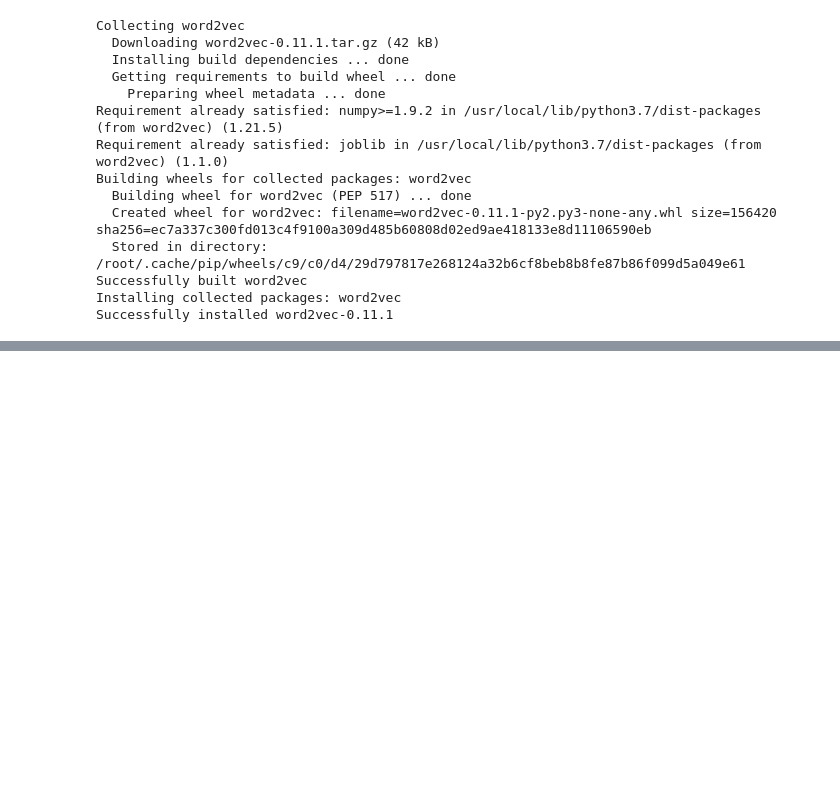
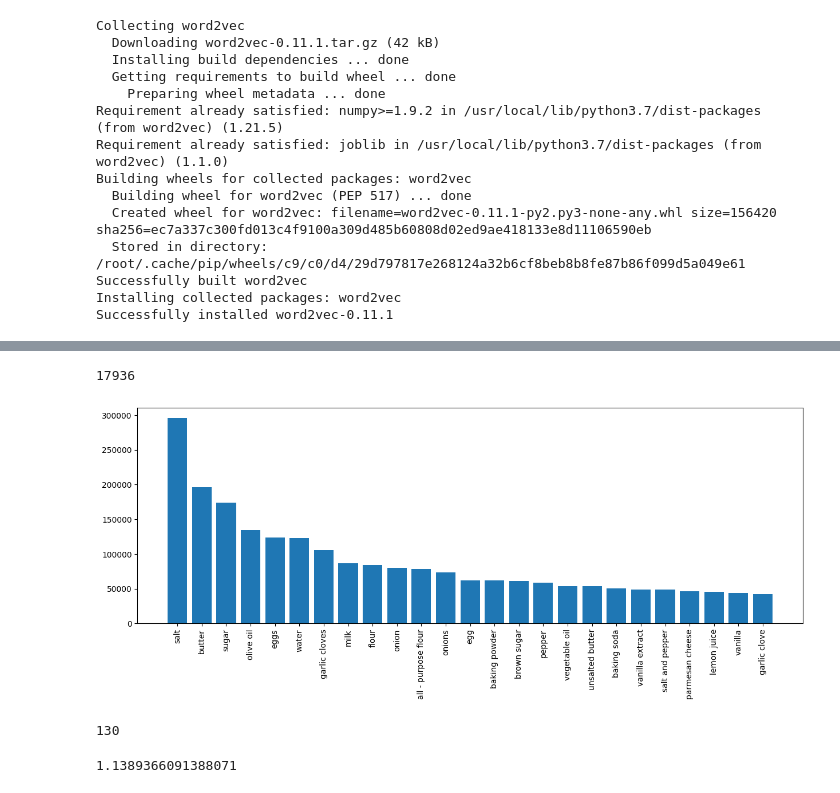
Before and after one commit to mscholl96/mad-recime, a Jupyter notebook: network/CVAE/dataPreparation.ipynb, the cells around one changed output, grey strips where cells are left out. Saved outputs shown, nothing was run; the diff lists cells and outputs as text; code cells hidden in the pictures; blank space fills up the shorter version.

```diff
--- a/network/CVAE/dataPreparation.ipynb
+++ b/network/CVAE/dataPreparation.ipynb
@@ -119,0 +245,31 @@ out = preproc.preProcessInput(ingredients)
+# %%
+words_dict_comp = {}
+
+for element in data:
+    for word in element['ingredient']:
+        words_dict_comp[word] = words_dict_comp.setdefault(word, 0) + 1
+# %%
+len(words_dict_comp)
+# %% [output]
+17936
+# %%
+words_comp = sorted(words_dict_comp.items(), key=lambda x:x[1], reverse=True)
+words_comp_keys, words_comp_values = zip(*words_comp)
+plt.figure(figsize=(15,5), dpi=100, facecolor='w')
+ax = plt.bar(words_comp_keys[:25], words_comp_values[:25], align='center')
+highlight = 'chicken'
+#pos = words_comp_keys.index(('chicken'))
+
+#ax.patches[pos].set_facecolor('#aa3333')
+plt.xticks(rotation='vertical')
+plt.show()
+# %% [output]
+[figure, added]
+# %%
+words_comp_keys.index(('chicken'))
+# %% [output]
+130
+# %%
+words_comp[130][1]*100/len(data)
+# %% [output]
+1.1389366091388071
```
Also changed, not shown: parts of 22 cells of this notebook.
